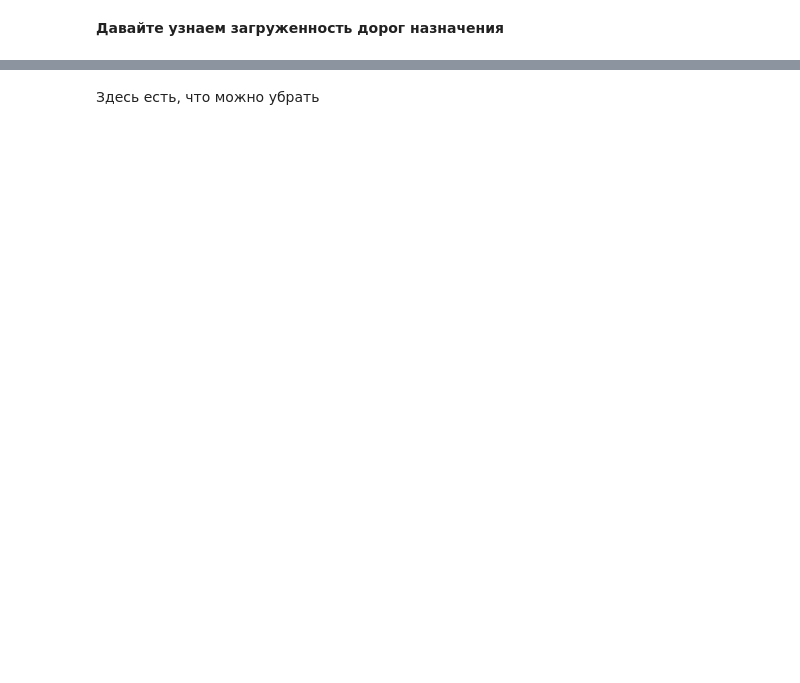
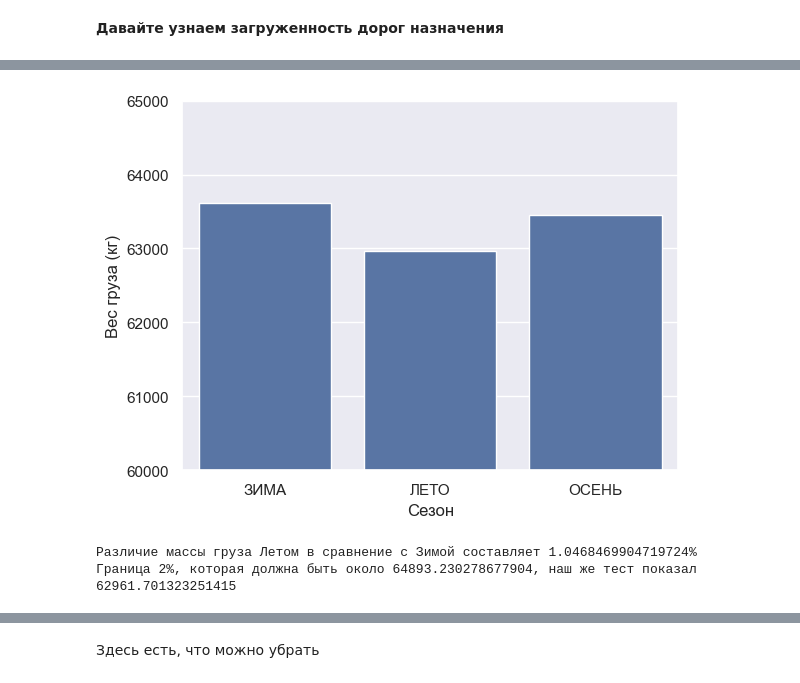
Before and after one commit to DanSikQ/Data_Analyst_Portfolio, a Jupyter notebook: projects/Auto-ML vs Me/Train.ipynb, the cells around one changed output, grey strips where cells are left out. Cells and saved outputs as stored; diff of their text form; code cells hidden in the pictures; blank space fills up the shorter version.

```diff
--- a/projects/Auto-ML vs Me/Train.ipynb
+++ b/projects/Auto-ML vs Me/Train.ipynb
@@ -572,0 +437,16 @@ print(importance_df)
+# %%
+season_weight = info_cargo_imp[info_cargo_imp != 0 ].groupby(['Сезон'], as_index = False)['Вес груза (кг)'].mean()
+
+sns.barplot(x = season_weight ['Сезон'],
+            y = season_weight ['Вес груза (кг)'])
+plt.ylim(60000, 65000)
+plt.show()
+
+diff = season_weight[season_weight['Сезон'] == 'ЗИМА']['Вес груза (кг)'][0] / season_weight[(season_weight['Сезон'] == 'ЛЕТО')]['Вес груза (кг)']
+
+print(f'Различие массы груза Летом в сравнение с Зимой составляет {(diff[1] - 1) * 100}%')
+print(f'Граница 2%, которая должна быть около {season_weight['Вес груза (кг)'][0] * 1.02}, наш же тест показал {season_weight['Вес груза (кг)'][1]}')
+# %% [output]
+[figure, added]
+Различие массы груза Летом в сравнение с Зимой составляет 1.0468469904719724%
+Граница 2%, которая должна быть около 64893.230278677904, наш же тест показал 62961.701323251415
```
Also changed, not shown: parts of 29 cells of this notebook.
